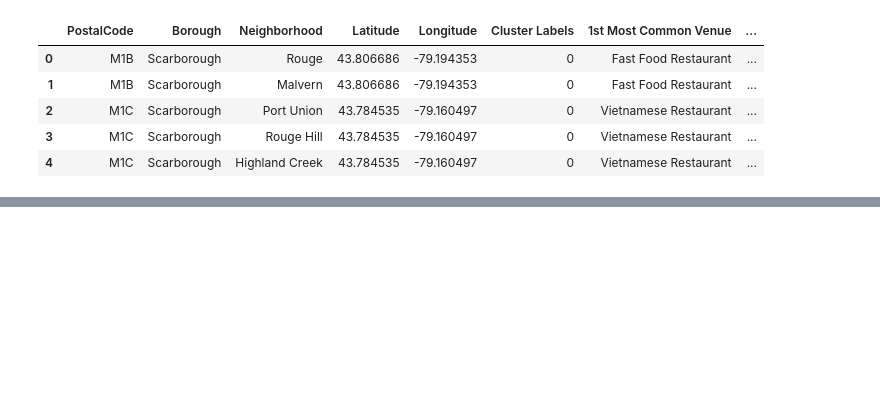
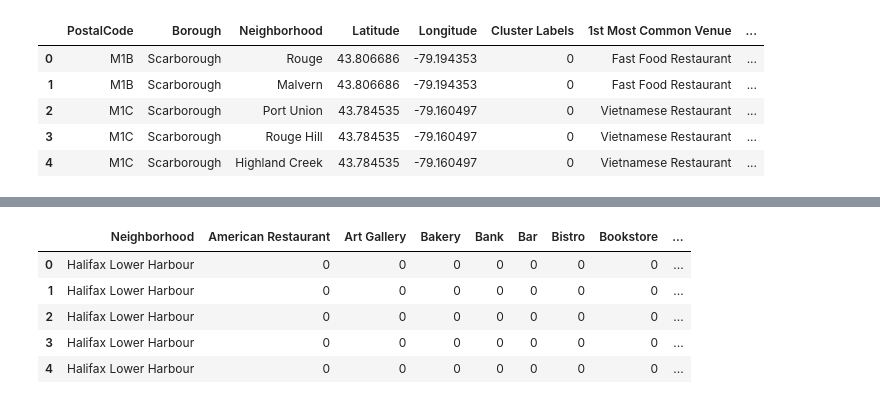
Before and after one commit to KrishnaChaitanya1/Coursera_Capstone, a Jupyter notebook: Final Capstone Project/Relations between food cuisines.ipynb, the cells around one changed output, grey strips where cells are left out. Drawn from its saved outputs; the diff is of its cells as text; code cells hidden in the pictures; blank space fills up the shorter version.

```diff
--- a/Final Capstone Project/Relations between food cuisines.ipynb
+++ b/Final Capstone Project/Relations between food cuisines.ipynb
@@ -508,0 +653,16 @@ map_paris
+# %%
+halifax_onehot = pd.get_dummies(halifax_venues[['Venue Category']], prefix = '', prefix_sep = "")
+
+halifax_onehot['Neighborhood'] = halifax_venues['Neighborhood']
+
+fixed_columns = [halifax_onehot.columns[-1]] + list(halifax_onehot.columns[:-1])
+halifax_onehot = halifax_onehot[fixed_columns]
+
+halifax_onehot.head()
+# %% [output]
+|  | Neighborhood | American Restaurant | Art Gallery | Bakery | Bank | Bar | Bistro | Bookstore | ... |
+| 0 | Halifax Lower Harbour | 0 | 0 | 0 | 0 | 0 | 0 | 0 | ... |
+| 1 | Halifax Lower Harbour | 0 | 0 | 0 | 0 | 0 | 0 | 0 | ... |
+| 2 | Halifax Lower Harbour | 0 | 0 | 0 | 0 | 0 | 0 | 0 | ... |
+| 3 | Halifax Lower Harbour | 0 | 0 | 0 | 0 | 0 | 0 | 0 | ... |
+| 4 | Halifax Lower Harbour | 0 | 0 | 0 | 0 | 0 | 0 | 0 | ... |
```
Also changed, not shown: parts of 27 cells of this notebook.
